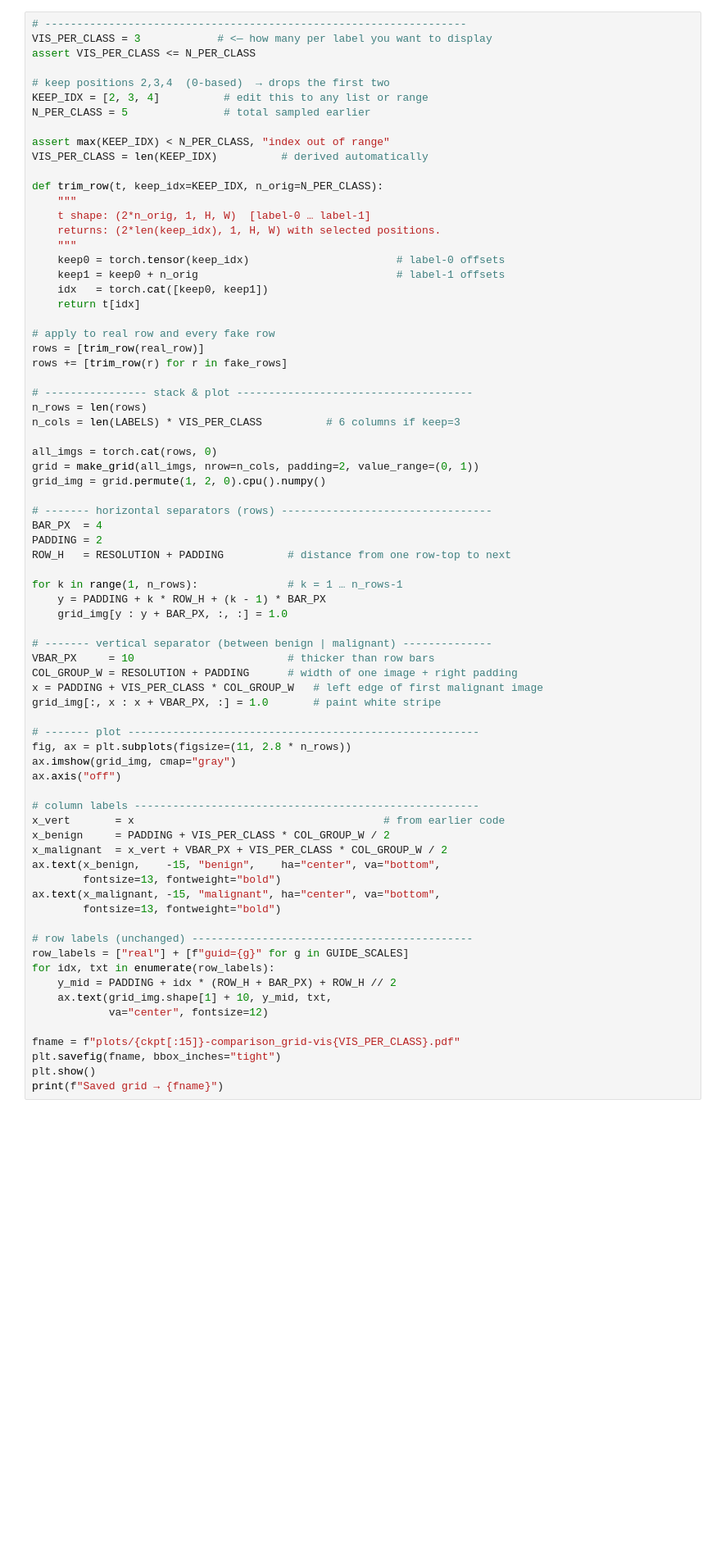
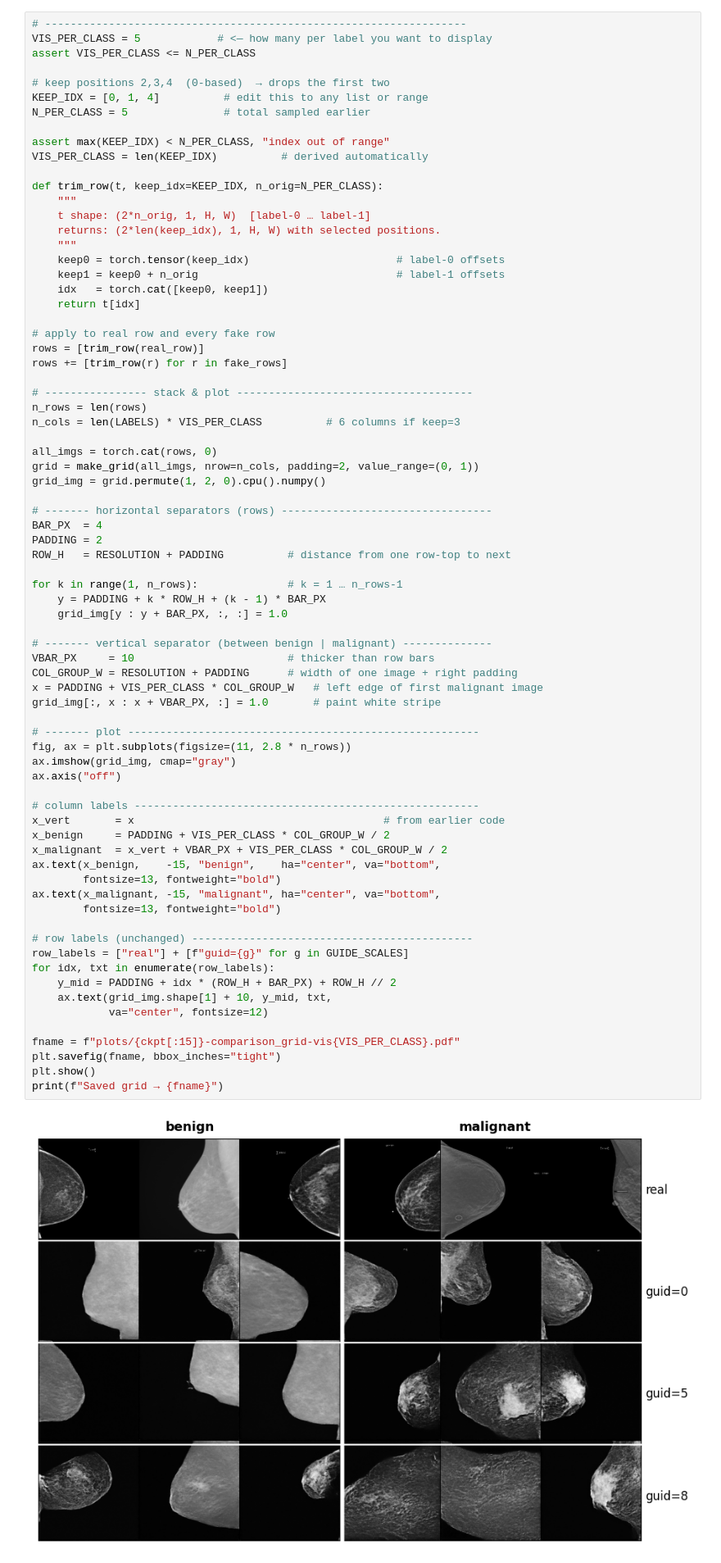
Before and after one commit to Linardos/U24_synthesis, a Jupyter notebook: lightning_synthesis/visual_infer.ipynb, the cells around one changed output. Shown: that part at 82% size. Cells and saved outputs as stored; diff of their text form; blank space fills up the shorter version.

```diff
--- a/lightning_synthesis/visual_infer.ipynb
+++ b/lightning_synthesis/visual_infer.ipynb
@@ -112,11 +112,11 @@ with torch.no_grad(), torch.autocast(device_type="cuda", dtype=torch.float16):
         fake_rows.append(torch.cat(per_label, 0))   # (8,1,H,W)
 # %%
 # ------------------------------------------------------------------
-VIS_PER_CLASS = 3            # <— how many per label you want to display
+VIS_PER_CLASS = 5            # <— how many per label you want to display
 assert VIS_PER_CLASS <= N_PER_CLASS
 
 # keep positions 2,3,4  (0-based)  → drops the first two
-KEEP_IDX = [2, 3, 4]          # edit this to any list or range
+KEEP_IDX = [0, 1, 4]          # edit this to any list or range
 N_PER_CLASS = 5               # total sampled earlier
 
 assert max(KEEP_IDX) < N_PER_CLASS, "index out of range"
@@ -157,30 +157,32 @@ for k in range(1, n_rows):              # k = 1 … n_rows-1
 VBAR_PX     = 10                        # thicker than row bars
 COL_GROUP_W = RESOLUTION + PADDING      # width of one image + right padding
 x = PADDING + VIS_PER_CLASS * COL_GROUP_W   # left edge of first malignant image
 grid_img[:, x : x + VBAR_PX, :] = 1.0       # paint white stripe
 
 # ------- plot -------------------------------------------------------
 fig, ax = plt.subplots(figsize=(11, 2.8 * n_rows))
 ax.imshow(grid_img, cmap="gray")
 ax.axis("off")
 
 # column labels ------------------------------------------------------
 x_vert       = x                                       # from earlier code
 x_benign     = PADDING + VIS_PER_CLASS * COL_GROUP_W / 2
 x_malignant  = x_vert + VBAR_PX + VIS_PER_CLASS * COL_GROUP_W / 2
 ax.text(x_benign,    -15, "benign",    ha="center", va="bottom",
         fontsize=13, fontweight="bold")
 ax.text(x_malignant, -15, "malignant", ha="center", va="bottom",
         fontsize=13, fontweight="bold")
 
 # row labels (unchanged) --------------------------------------------
 row_labels = ["real"] + [f"guid={g}" for g in GUIDE_SCALES]
 for idx, txt in enumerate(row_labels):
     y_mid = PADDING + idx * (ROW_H + BAR_PX) + ROW_H // 2
     ax.text(grid_img.shape[1] + 10, y_mid, txt,
             va="center", fontsize=12)
 
 fname = f"plots/{ckpt[:15]}-comparison_grid-vis{VIS_PER_CLASS}.pdf"
 plt.savefig(fname, bbox_inches="tight")
 plt.show()
 print(f"Saved grid → {fname}")
+# %% [output]
+[figure, added]
```
Also changed, not shown: parts of 1 cell of this notebook, 10 other files.
